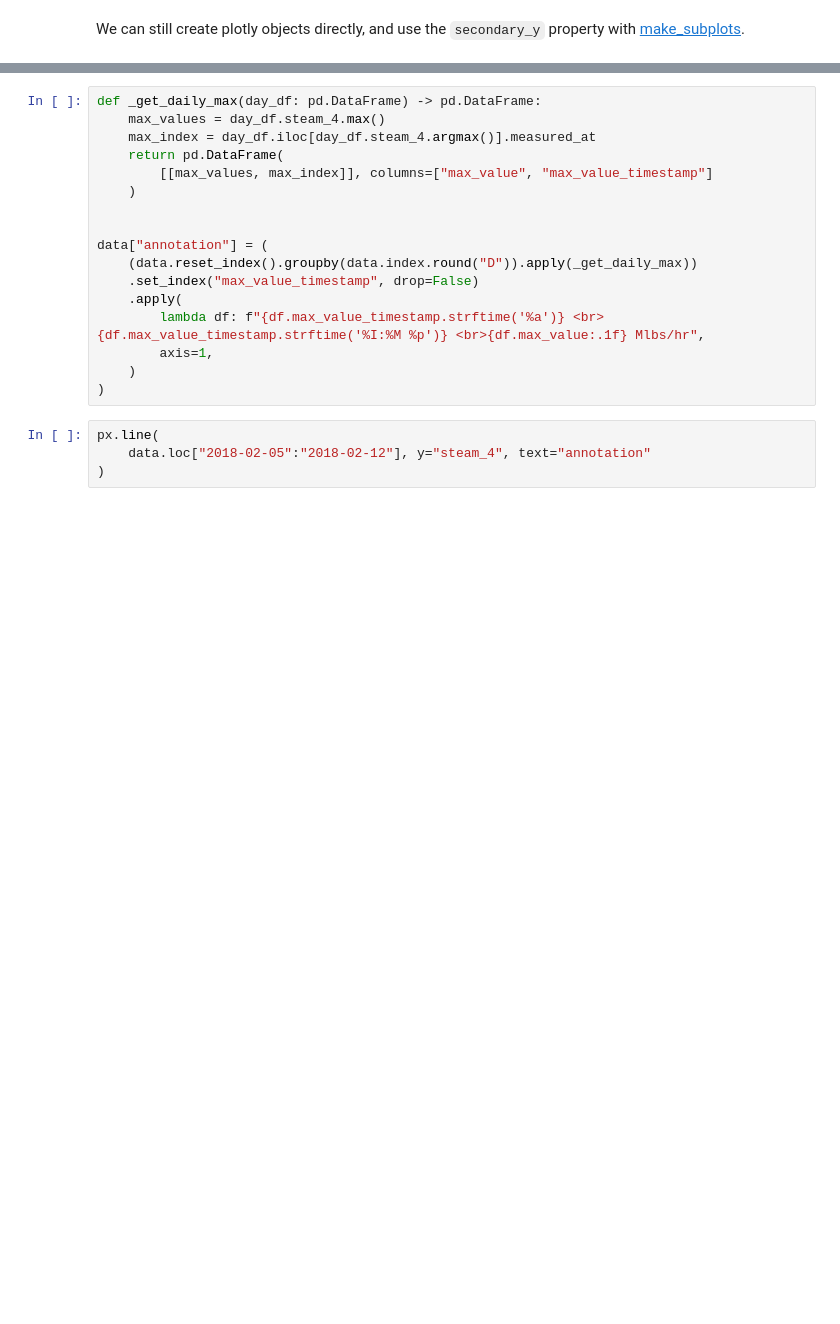
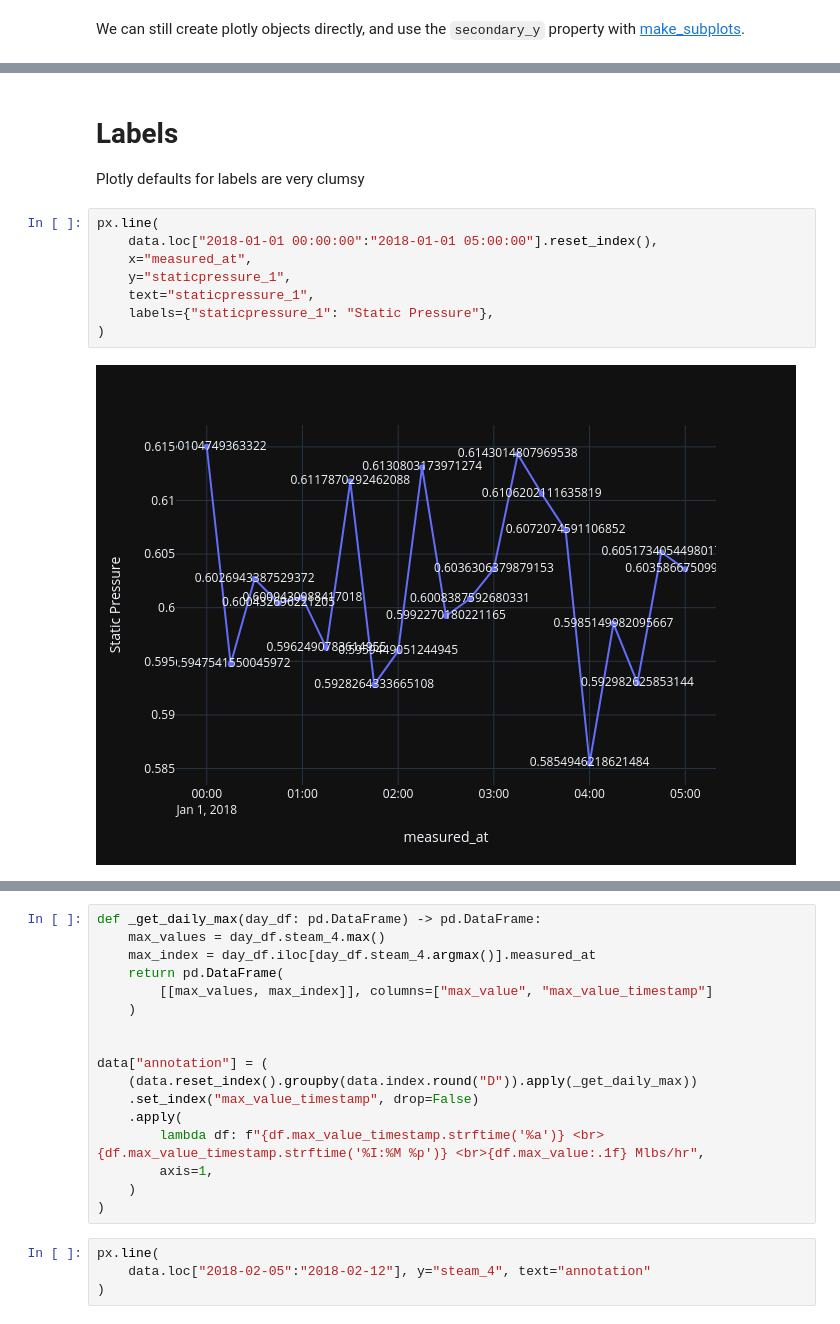
Before and after one commit to a0th/plotly, a Jupyter notebook: plotly.ipynb, the cells around one changed output, grey strips where cells are left out. Drawn from its saved outputs; the diff is of its cells as text; blank space fills up the shorter version.

```diff
--- a/plotly.ipynb
+++ b/plotly.ipynb
@@ -167,0 +119,13 @@ subplot_figure
+# %% [markdown]
+# Labels
+Plotly defaults for labels are very clumsy
+# %%
+px.line(
+    data.loc["2018-01-01 00:00:00":"2018-01-01 05:00:00"].reset_index(),
+    x="measured_at",
+    y="staticpressure_1",
+    text="staticpressure_1",
+    labels={"staticpressure_1": "Static Pressure"},
+)
+# %% [output]
+[figure, added]
```
Also changed, not shown: parts of 47 cells of this notebook, 2 other files.
